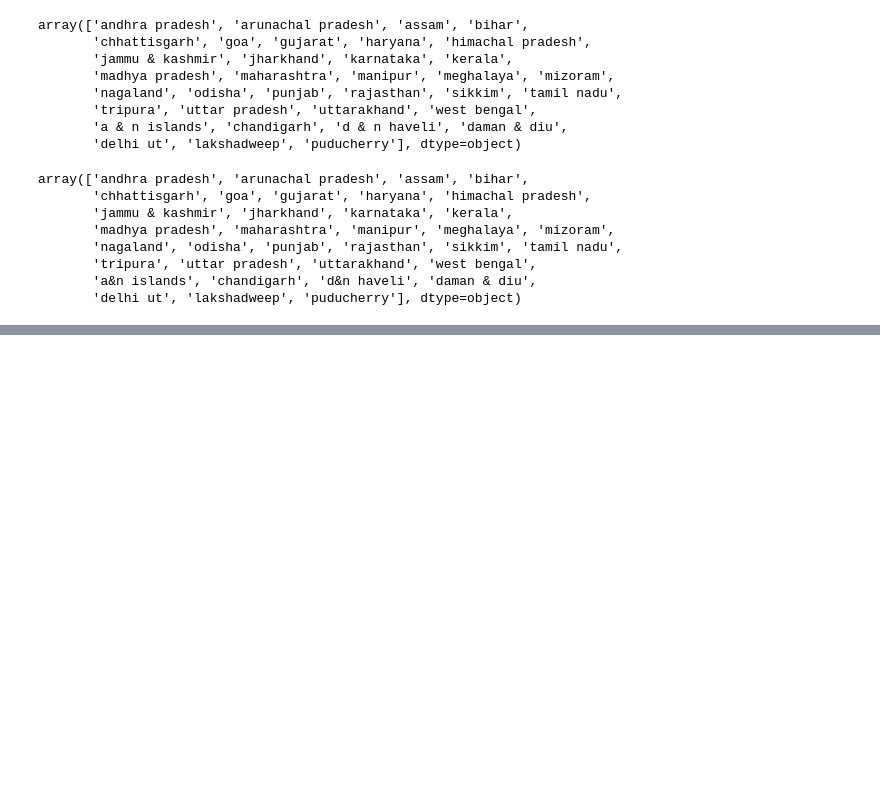
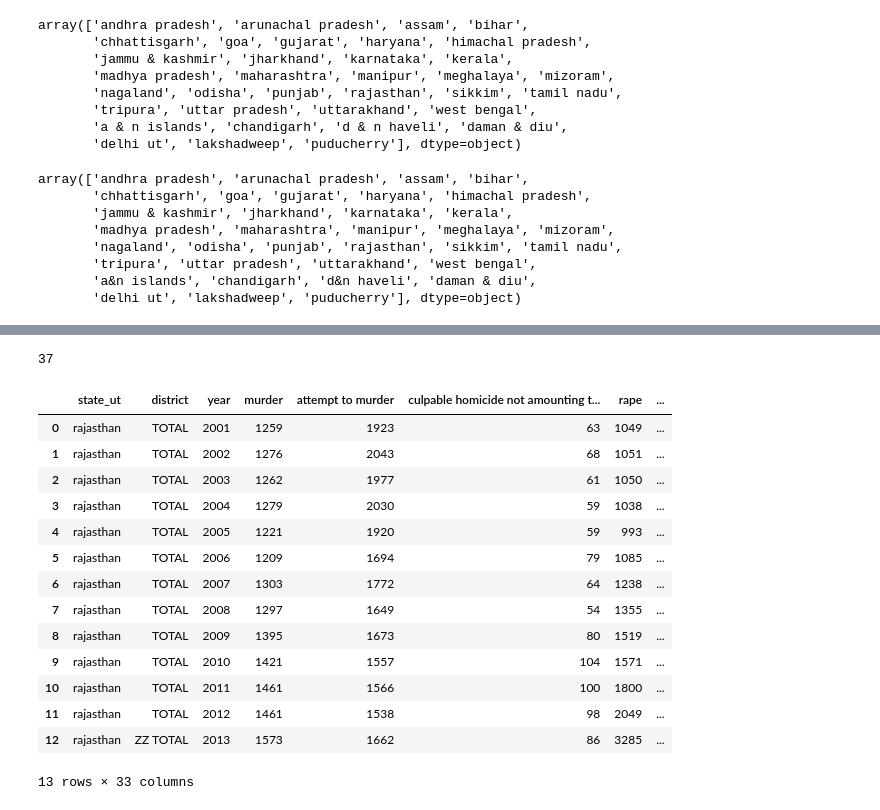
Before and after one commit to erayon/Crime-Analysis-INDIA, a Jupyter notebook: analysis1.ipynb, the cells around one changed output, grey strips where cells are left out. Saved outputs shown, nothing was run; the diff lists cells and outputs as text; code cells hidden in the pictures; blank space fills up the shorter version.

```diff
--- a/analysis1.ipynb
+++ b/analysis1.ipynb
@@ -147,3 +138,5 @@ array(['andhra pradesh', 'arunachal pradesh', 'assam', 'bihar',
        'tripura', 'uttar pradesh', 'uttarakhand', 'west bengal',
        'a&n islands', 'chandigarh', 'd&n haveli', 'daman & diu',
        'delhi ut', 'lakshadweep', 'puducherry'], dtype=object)
+# %%
+data=pd.concat([df1,df2])
@@ -149,0 +165,3 @@ array(['andhra pradesh', 'arunachal pradesh', 'assam', 'bihar',
+# %%
+data_state_name = data.state_ut.unique()
+data_state_name
@@ -149,0 +178,3 @@ array(['andhra pradesh', 'arunachal pradesh', 'assam', 'bihar',
+# %%
+data = data.sort_values(['state_ut'],ascending=[1])
+data = data.reset_index(drop=True)
@@ -149,0 +191,32 @@ array(['andhra pradesh', 'arunachal pradesh', 'assam', 'bihar',
+# %%
+states=[]
+for i in data_state_name:
+    x  = data[data['state_ut']==i]
+    x  = x.sort_values(['year','district'],ascending=[1,1])
+    x1 = x[x['district']=='TOTAL']
+    x2 = x[x['district']=='ZZ TOTAL']
+    y  = pd.concat([x1,x2])
+    y  = y.reset_index(drop=True)
+    states.append(y)
+# %%
+len(states)
+# %% [output]
+37
+# %%
+states[30]
+# %% [output]
+|  | state_ut | district | year | murder | attempt to murder | culpable homicide not amounting t... | rape | ... |
+| 0 | rajasthan | TOTAL | 2001 | 1259 | 1923 | 63 | 1049 | ... |
+| 1 | rajasthan | TOTAL | 2002 | 1276 | 2043 | 68 | 1051 | ... |
+| 2 | rajasthan | TOTAL | 2003 | 1262 | 1977 | 61 | 1050 | ... |
+| 3 | rajasthan | TOTAL | 2004 | 1279 | 2030 | 59 | 1038 | ... |
+| 4 | rajasthan | TOTAL | 2005 | 1221 | 1920 | 59 | 993 | ... |
+| 5 | rajasthan | TOTAL | 2006 | 1209 | 1694 | 79 | 1085 | ... |
+| 6 | rajasthan | TOTAL | 2007 | 1303 | 1772 | 64 | 1238 | ... |
+| 7 | rajasthan | TOTAL | 2008 | 1297 | 1649 | 54 | 1355 | ... |
+| 8 | rajasthan | TOTAL | 2009 | 1395 | 1673 | 80 | 1519 | ... |
+| 9 | rajasthan | TOTAL | 2010 | 1421 | 1557 | 104 | 1571 | ... |
+| 10 | rajasthan | TOTAL | 2011 | 1461 | 1566 | 100 | 1800 | ... |
+| 11 | rajasthan | TOTAL | 2012 | 1461 | 1538 | 98 | 2049 | ... |
+| 12 | rajasthan | ZZ TOTAL | 2013 | 1573 | 1662 | 86 | 3285 | ... |
+13 rows × 33 columns
```
Also changed, not shown: parts of 7 cells of this notebook.
